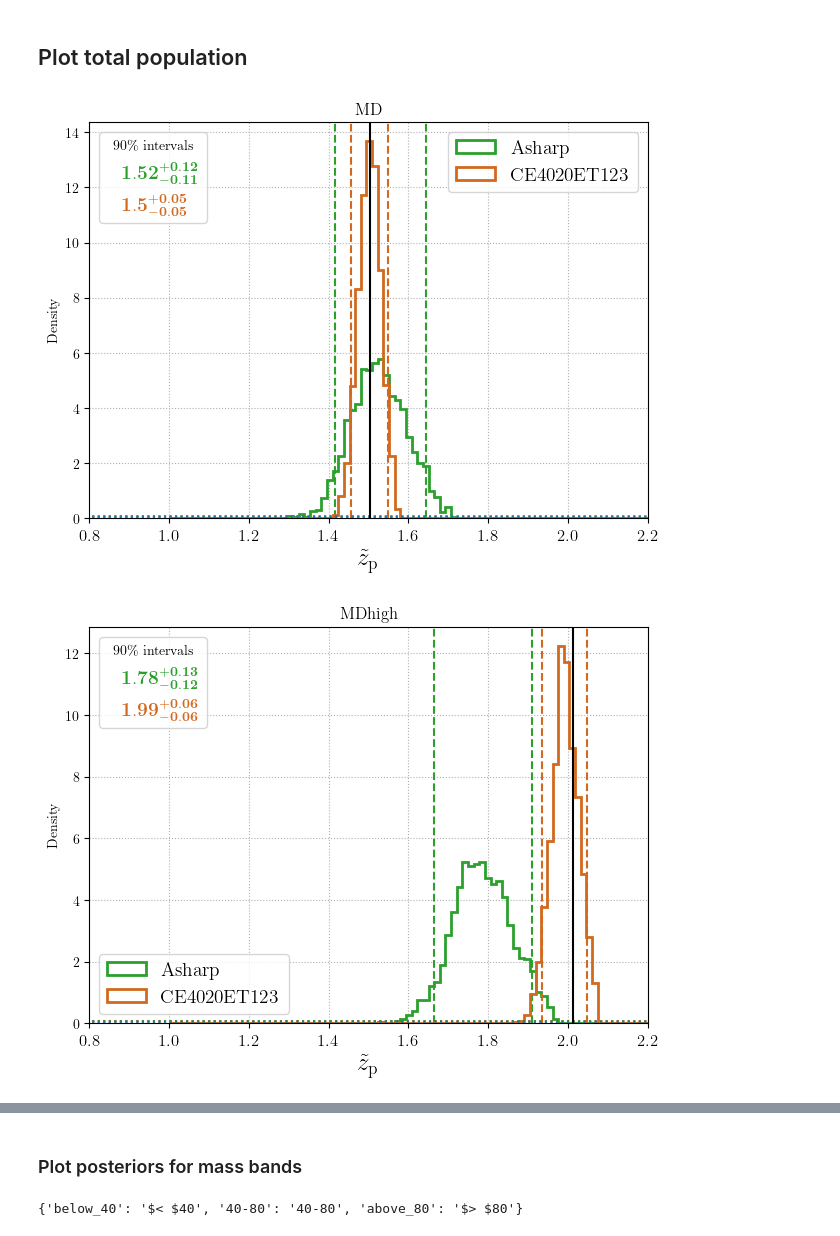
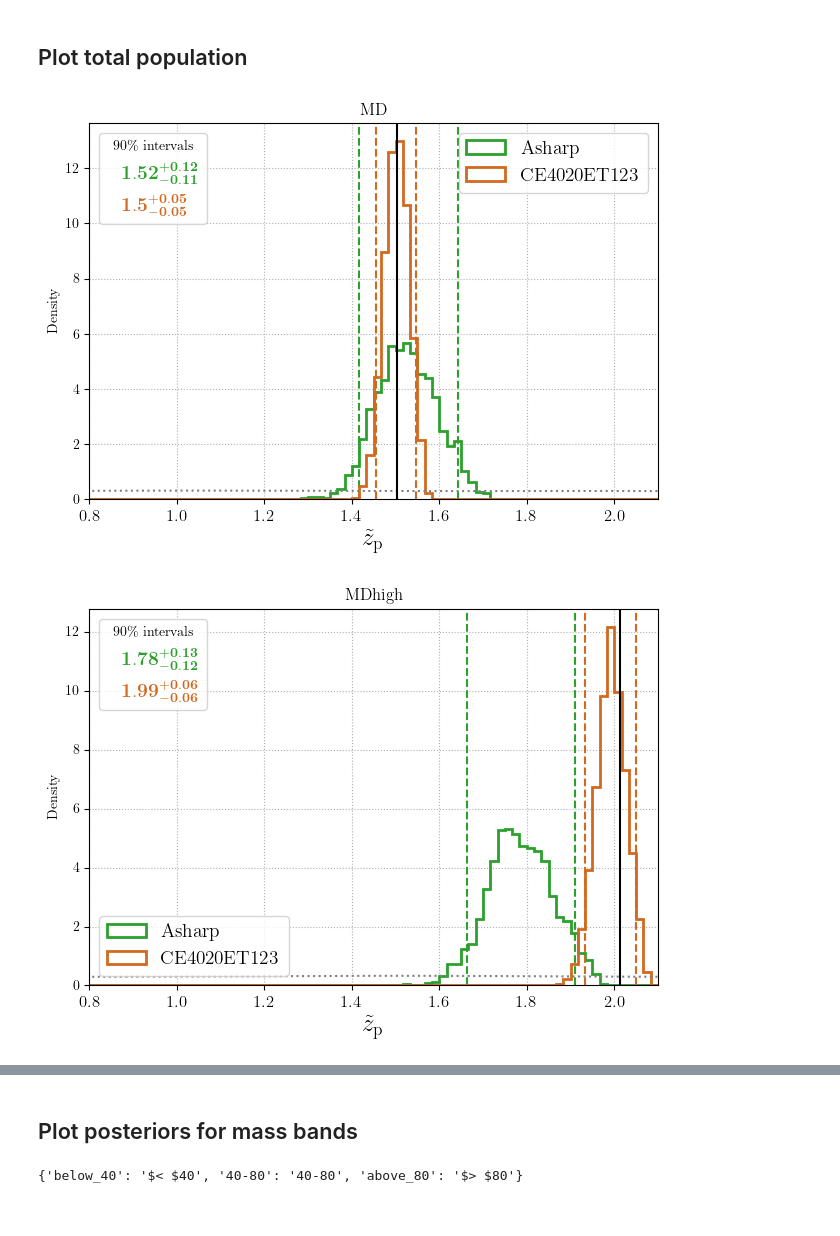
Before and after one commit to divyajyoti09/next_gen_detect, a Jupyter notebook: A-sharp_z_peak_mapping/Paper1_plots_extra.ipynb, the cells around one changed output, grey strips where cells are left out. Cells and saved outputs as stored; diff of their text form; code cells hidden in the pictures.

```diff
--- a/A-sharp_z_peak_mapping/Paper1_plots_extra.ipynb
+++ b/A-sharp_z_peak_mapping/Paper1_plots_extra.ipynb
@@ -94,14 +169,14 @@ gwpop_run_strs = {'MD':{'Asharp':{'total':'run09',
                                            '40-80':'run03',
                                            'above_80':'run03'}},
 
-                  'MDlow':{'Asharp':{'total':'run11',
+                  'MDlow':{'Asharp':{'total':'run12',
                                      'below_40':'run05',
                                      '40-80':'run04',
                                      'above_80':'run06'},
-                           'CE4020ET123':{'total':'run17',
-                                          'below_40':'run06',
-                                          '40-80':'run04',
-                                          'above_80':'run04'}}}
+                           'CE4020ET123':{'total':'run20',
+                                          'below_40':'run07',
+                                          '40-80':'run05',
+                                          'above_80':'run05'}}}
 # %%
 gwpop_run_dirs = {}
 for MDmodel in gwpop_run_strs.keys():
@@ -119,30 +194,3 @@ for MDmodel in gwpop_run_strs.keys():
                 run_str = f'mass_bands/{pop}/{run_num}'
             gwpop_run_dirs[MDmodel][netw][pop] = os.path.join(project_dir, 'gwpopulation', 'BBH', 'gwpop_analysis_results',
                                                               netw, f'{run_str}_gwfish_{model_str}mf_from_opt_SNR_injections_XPHM')
-# %%
-def map_nested_dict(d, leaf_func, *args, **kwargs):
-    """
-    Recursively apply a function to all leaf values of a nested dictionary.
-
-    Parameters
-    ----------
-    d : dict
-        Nested dictionary (e.g., gwpop_run_dirs)
-    leaf_func : callable
-        Function to apply to each leaf value.
-        Signature: leaf_func(leaf_value, *args, **kwargs)
-    *args, **kwargs :
-        Extra arguments to pass to leaf_func.
-
-    Returns
-    -------
-    dict
-        New nested dictionary with transformed leaf values.
-    """
-    new_dict = {}
-    for k, v in d.items():
-        if isinstance(v, dict):
-            new_dict[k] = map_nested_dict(v, leaf_func, *args, **kwargs)
-        else:
-            new_dict[k] = leaf_func(v, *args, **kwargs)
-    return new_dict
@@ -826,40 +825,40 @@ import warnings
 warnings.simplefilter(action='ignore', category=FutureWarning)
 
 colors = ['tab:green', 'chocolate']
-bins = np.linspace(1, 2.4, 100)
+bins = np.linspace(0.75, 2.4, 100)
 for MDmodel, loc in zip(pop_results.keys(), [1, 3, 1]):
     leg_text = []
     plt.figure()
     for netw, colr in zip(pop_results['MD'].keys(), colors):
         histdata = pop_results[MDmodel][netw]['total'].posterior['z_peak_new']
         ci5 = np.quantile(histdata, 0.05)
         ci95 = np.quantile(histdata, 0.95)
         ci50 = np.median(histdata)
 
         plt.hist(histdata, label=netw, lw=2,
                  density=True, histtype=u'step', bins=bins, color=colr)
         plt.axvline(ci5, c=colr, ls='--')
         plt.axvline(ci95, c=colr, ls='--')
 
         leg_text.append('$\mathbf{%s_{-%s}^{+%s}}$'%(round(ci50, 2), round(ci50-ci5, 2), round(ci95-ci50, 2)))
         plt.grid(ls=':')
-    sns.kdeplot(prior_samples[MDmodel]['Asharp']['total'], color='grey', ls=':')
+    sns.kdeplot(prior_samples[MDmodel]['Asharp']['total']['z_peak_new'], color='grey', ls=':')
 
     l1 = mlines.Line2D([], [], color=colors[0], label=leg_text[0])
     l2 = mlines.Line2D([], [], color=colors[1], label=leg_text[1])
 
     legend1 = plt.legend(handles=[l1,l2], handlelength=0, labelcolor='linecolor',
                              title='90\% intervals', fontsize=14, loc=2)
     plt.gca().add_artist(legend1)
 
     plt.axvline(true_params[MDmodel]['z_peak_new'], c='k')
     plt.legend(fontsize=14, loc=loc)
     plt.xlabel('$\\tilde{z}_{\mathrm{p}}$', fontsize=18)
-    plt.xlim(0.8, 2.2)
+    plt.xlim(0.8, 2.1)
     plt.xticks(fontsize=12)
+    plt.title(MDmodel)
     plt.tight_layout()
-    plt.title(MDmodel)
     plt.savefig(os.path.join(plot_dir, f'posteriors_z_peak_new_Asharp_XG_{MDmodel}.png'), dpi=300)
 # %% [output]
-[figure, old version]
+[figure, new version]
-[figure, old version]
+[figure, new version]
@@ -867,5 +866,5 @@ for MDmodel, loc in zip(pop_results.keys(), [1, 3, 1]):
 # %% [markdown]
-### Plot posteriors for mass bands
+## Plot posteriors for mass bands
 # %%
 m_range_labels = {key:key.replace('below_','$< $').replace('above_', '$> $') for key in mass_bands}
 m_range_labels
```
Also changed, not shown: parts of 44 cells of this notebook, 23 other files.
